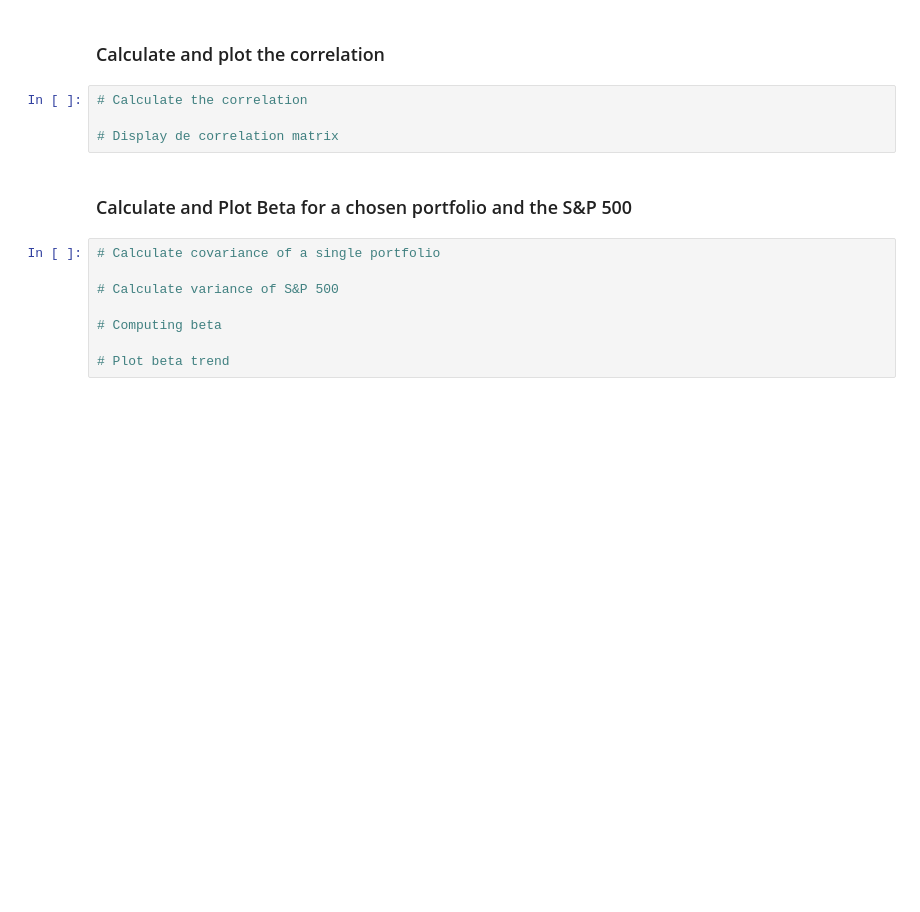
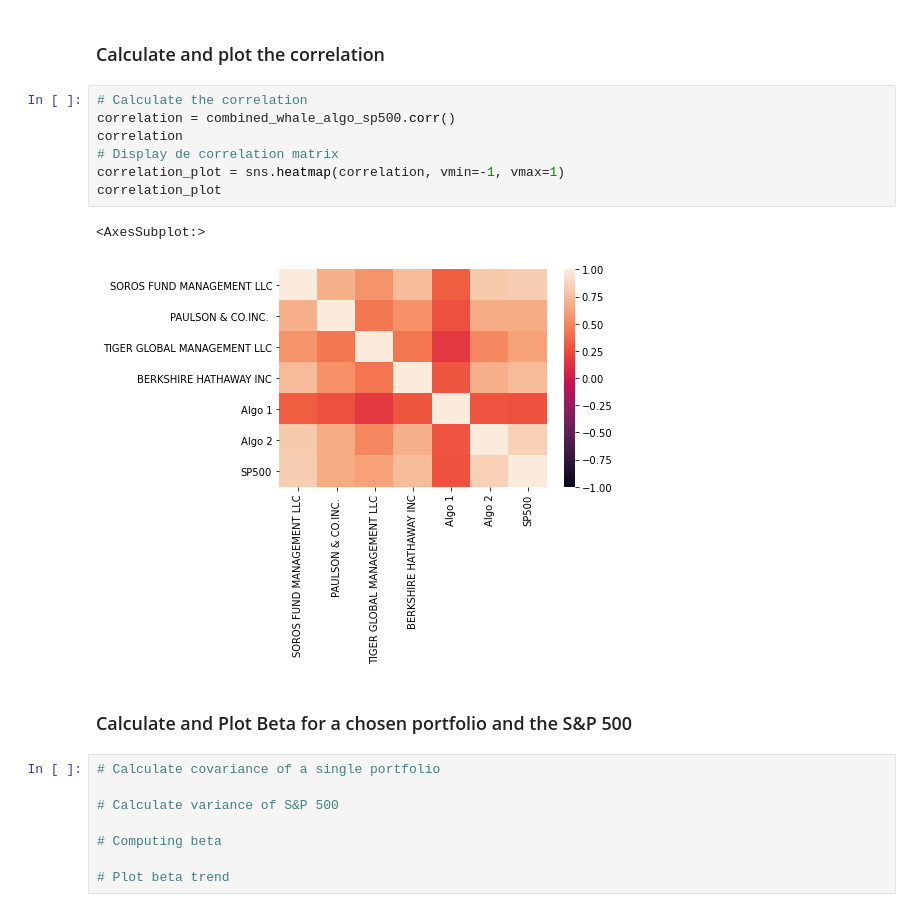
Before and after one commit to mmfsb/Pandas_Homework, a Jupyter notebook: Whale/whale_analysis.ipynb, the cells around one changed output. Drawn from its saved outputs; the diff is of its cells as text; blank space fills up the shorter version.

```diff
--- a/Whale/whale_analysis.ipynb
+++ b/Whale/whale_analysis.ipynb
@@ -351,8 +366,14 @@ Risk changes over time. Analyze the rolling statistics for Risk and Beta.
 ### Calculate and plot the correlation
 # %%
 # Calculate the correlation
-
+correlation = combined_whale_algo_sp500.corr()
+correlation
 # Display de correlation matrix
+correlation_plot = sns.heatmap(correlation, vmin=-1, vmax=1)
+correlation_plot
+# %% [output]
+<AxesSubplot:>
+[figure, added]
 # %% [markdown]
 ### Calculate and Plot Beta for a chosen portfolio and the S&P 500
 # %%
```
Also changed, not shown: parts of 3 cells of this notebook.
